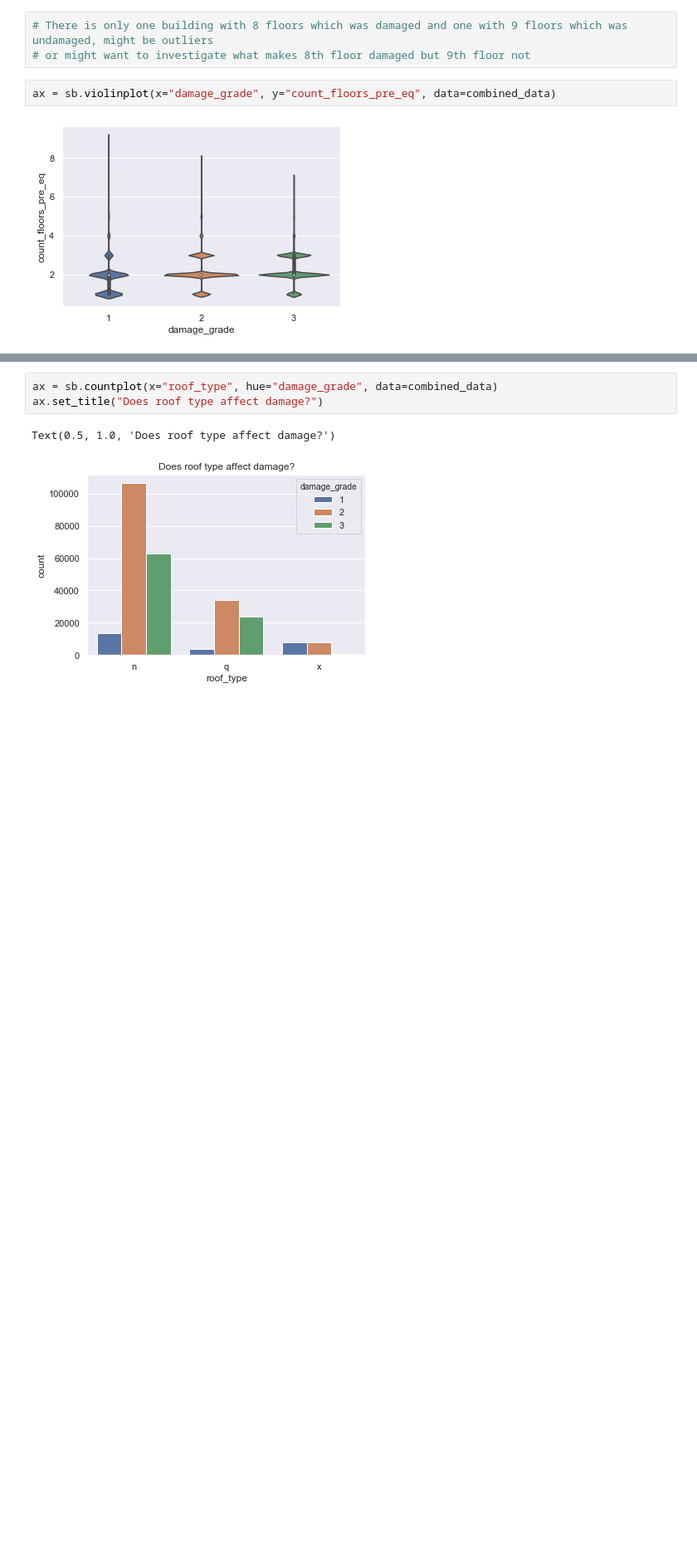
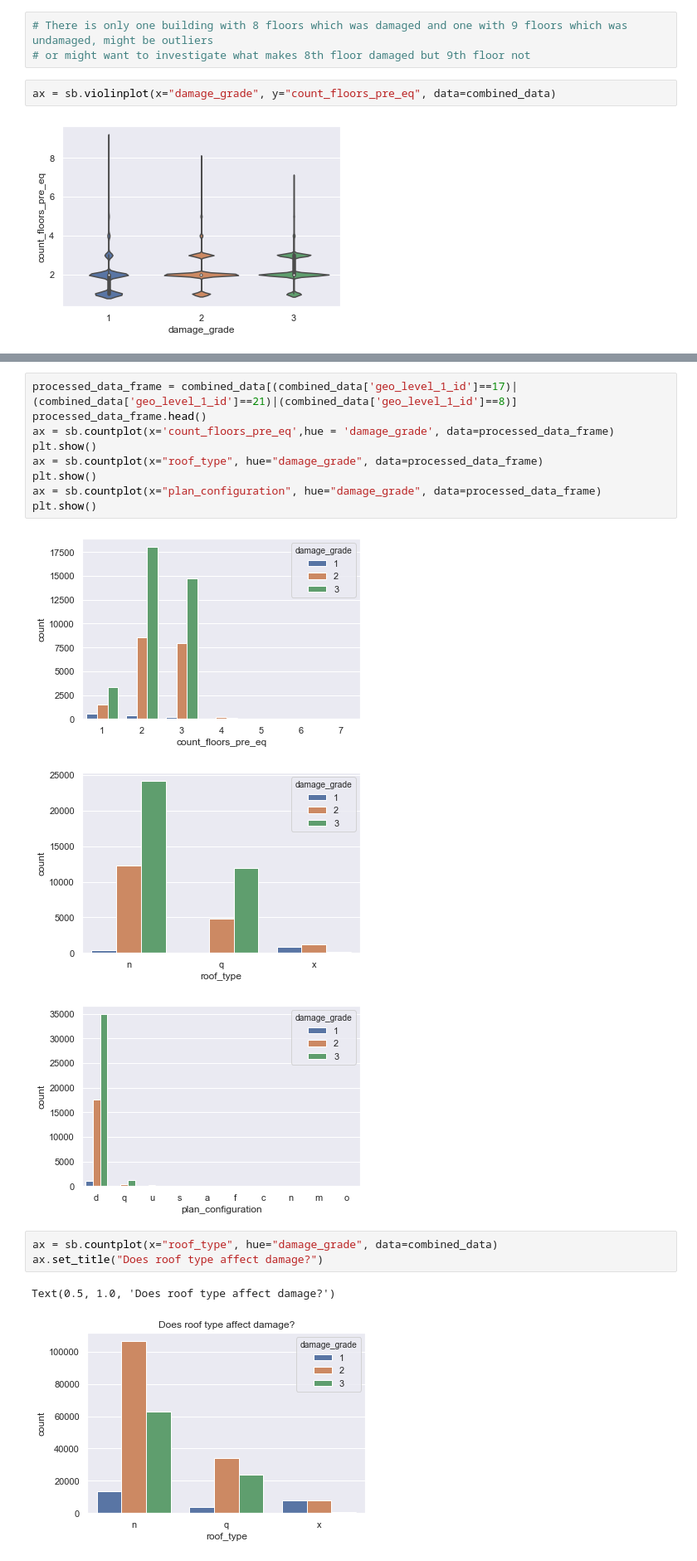
Before and after one commit to jshah39/DataSci, a Jupyter notebook: src/earthquake_elijah.ipynb, the cells around one changed output, grey strips where cells are left out. Shown at 83% size. Drawn from its saved outputs; the diff is of its cells as text; blank space fills up the shorter version.

```diff
--- a/src/earthquake_elijah.ipynb
+++ b/src/earthquake_elijah.ipynb
@@ -111,3 +132,16 @@ ax = sb.violinplot(x="damage_grade", y="count_floors_pre_eq", data=combined_data
+# %%
+processed_data_frame = combined_data[(combined_data['geo_level_1_id']==17)|(combined_data['geo_level_1_id']==21)|(combined_data['geo_level_1_id']==8)]
+processed_data_frame.head()
+ax = sb.countplot(x='count_floors_pre_eq',hue = 'damage_grade', data=processed_data_frame)
+plt.show()
+ax = sb.countplot(x="roof_type", hue="damage_grade", data=processed_data_frame)
+plt.show()
+ax = sb.countplot(x="plan_configuration", hue="damage_grade", data=processed_data_frame)
+plt.show()
+# %% [output]
+[figure, added]
+[figure, added]
+[figure, added]
 # %%
 ax = sb.countplot(x="roof_type", hue="damage_grade", data=combined_data)
 ax.set_title("Does roof type affect damage?")
```
Also changed, not shown: parts of 5 cells of this notebook.
